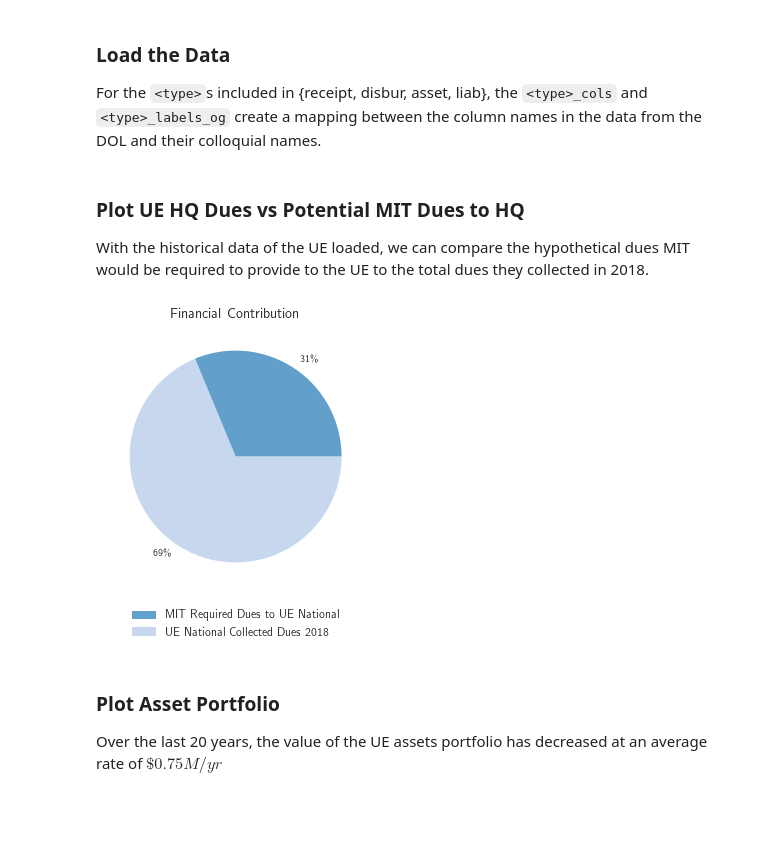
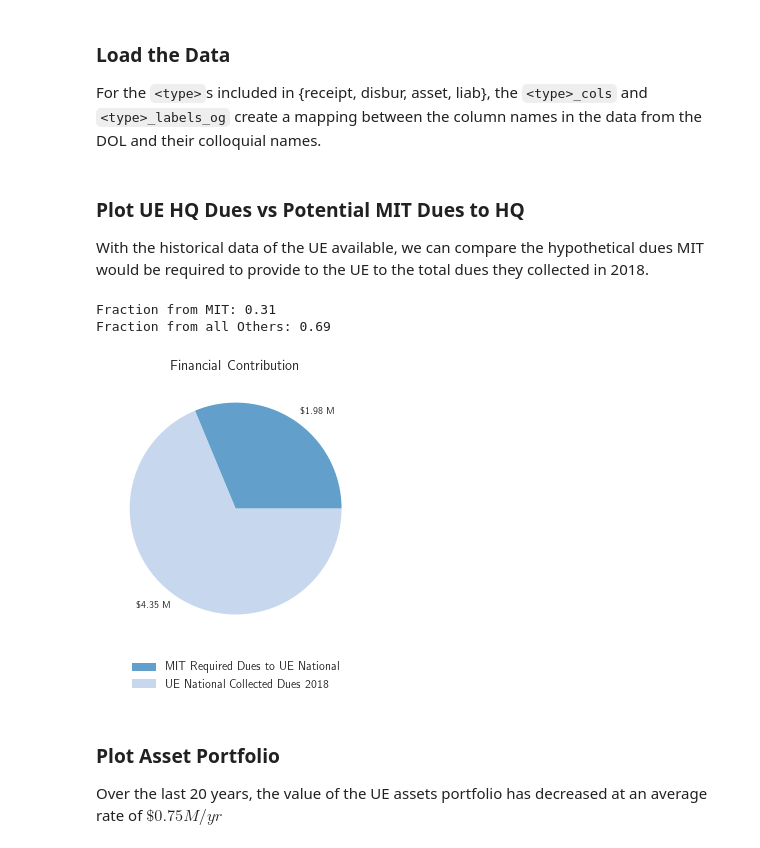
Before and after one commit to UENotForMIT/ue-analysis, a Jupyter notebook: nb/base-analysis.ipynb, the cells around one changed output. Saved outputs shown, nothing was run; the diff lists cells and outputs as text; code cells hidden in the pictures; blank space fills up the shorter version.

```diff
--- a/nb/base-analysis.ipynb
+++ b/nb/base-analysis.ipynb
@@ -175,7 +175,7 @@ liab_labels_og =  np.array(["Other Liabilities"])
 df_liab_cum = df_liab[np.append(["YR_COVERED"], liab_cols)]
 # %% [markdown]
 ### Plot UE HQ Dues vs Potential MIT Dues to HQ
-With the historical data of the UE loaded, we can compare the hypothetical dues MIT would be required to provide to the UE to the total dues they collected in 2018.
+With the historical data of the UE available, we can compare the hypothetical dues MIT would be required to provide to the UE to the total dues they collected in 2018.
 # %%
 mit_dues = yearly_hq
 non_mit_dues = df_receipt[df_receipt["YR_COVERED"]==2018]["TAX"].values[0]/10**6
@@ -183,22 +183,27 @@ total_dues = mit_dues + non_mit_dues
 # %%
 fig, axs = plt.subplots(1, 1, **{'figsize': [6.4, 4.2]});
 
+# Print Summary
+print("Fraction from MIT: {:.2f}\nFraction from all Others: {:.2f}".format(mit_dues/total_dues, non_mit_dues/total_dues))
+
 # Plot Financial Contribution Distribution
-dues_labels = ['{:.0f}\%'.format(mit_dues/(total_dues)*100),
-               '{:.0f}\%'.format(non_mit_dues/(total_dues)*100)]
+dues_labels = ['\${:.2f} M'.format(mit_dues),
+               '\${:.2f} M'.format(non_mit_dues)]
 n = axs.pie([mit_dues, non_mit_dues], labels=dues_labels);
 [n[0][x].set_alpha(0.7) for x in range(len(n))];
 axs.set_title("Financial Contribution", fontsize='x-large');
 
 fig.legend(["MIT Required Dues to UE National", "UE National Collected Dues 2018"], loc='upper center', bbox_to_anchor=(0.5, 0),
            fancybox=False, shadow=False, ncol=1, fontsize='large');
 
 plt.tight_layout()
 
 if save_figs:
     plt.savefig('./national_dues.svg')
 # %% [output]
+Fraction from MIT: 0.31
+Fraction from all Others: 0.69
-[figure, old version]
+[figure, new version]
 # %% [markdown]
 ### Plot Asset Portfolio
 Over the last 20 years, the value of the UE assets portfolio has decreased at an average rate of $ \$0.75 M/yr$
```
Also changed, not shown: parts of 10 cells of this notebook.
